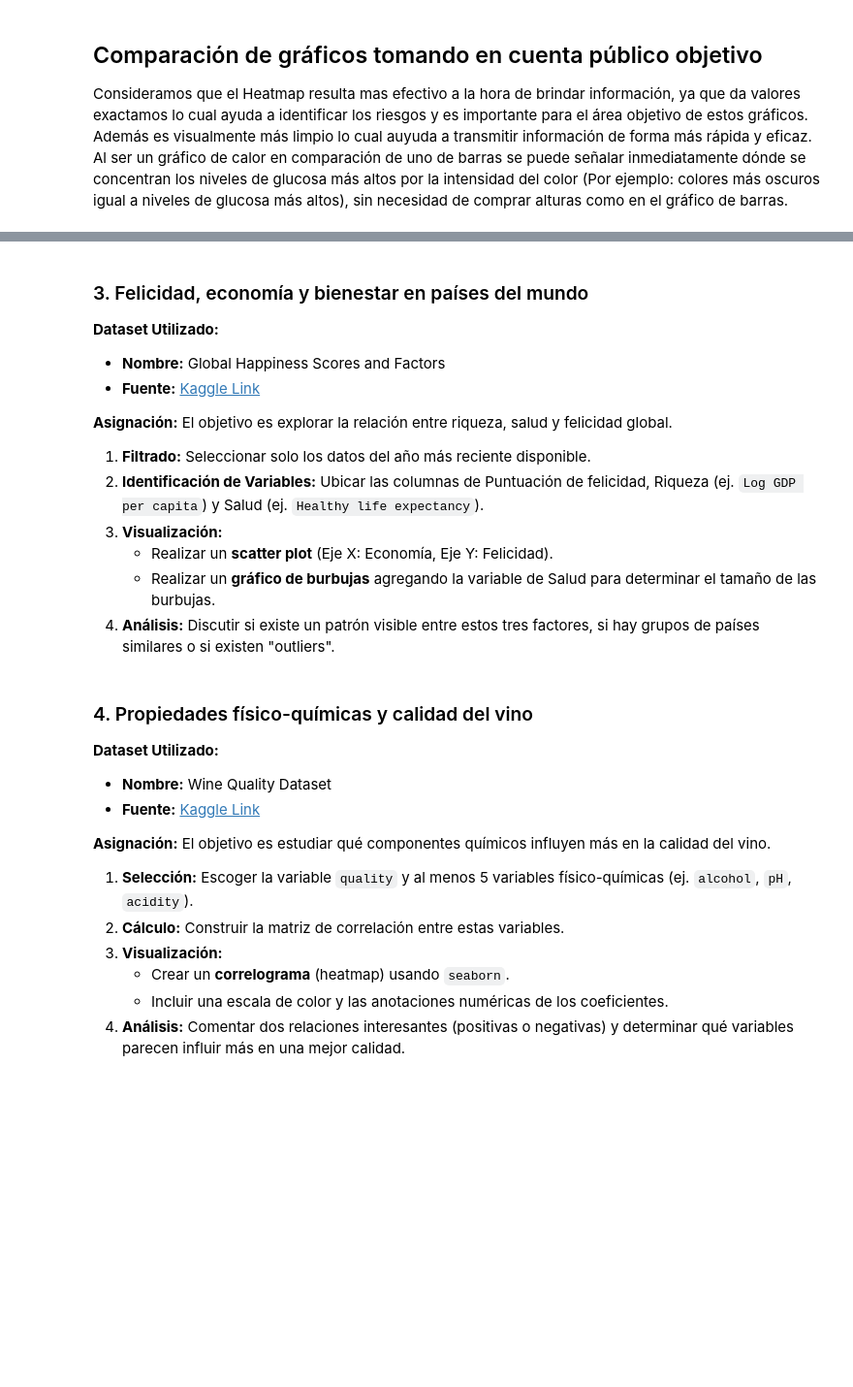
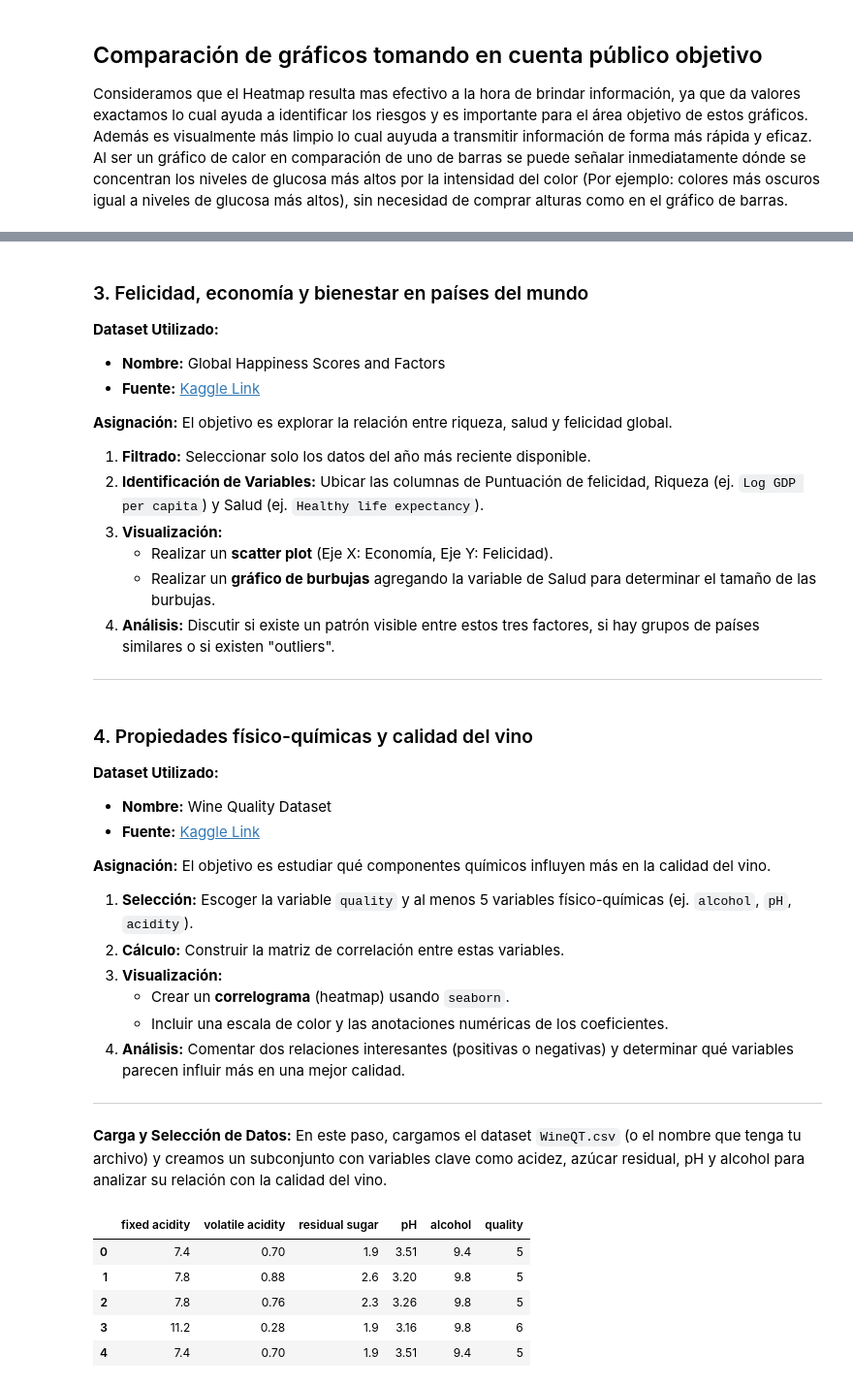
Before and after one commit to TZeik/icc321-2025-ie04, a Jupyter notebook: informe_investigacion_4.ipynb, the cells around one changed output, grey strips where cells are left out. Shown at 97% size. Cells and saved outputs as stored; diff of their text form; code cells hidden in the pictures; blank space fills up the shorter version.

```diff
--- a/informe_investigacion_4.ipynb
+++ b/informe_investigacion_4.ipynb
@@ -227,6 +233,8 @@ El objetivo es explorar la relación entre riqueza, salud y felicidad global.
     * Realizar un **scatter plot** (Eje X: Economía, Eje Y: Felicidad).
     * Realizar un **gráfico de burbujas** agregando la variable de Salud para determinar el tamaño de las burbujas.
 4.  **Análisis:** Discutir si existe un patrón visible entre estos tres factores, si hay grupos de países similares o si existen "outliers".
+
+---
 # %% [markdown]
 ### 4. Propiedades físico-químicas y calidad del vino
 
@@ -242,3 +250,35 @@ El objetivo es estudiar qué componentes químicos influyen más en la calidad d
     * Crear un **correlograma** (heatmap) usando `seaborn`.
     * Incluir una escala de color y las anotaciones numéricas de los coeficientes.
 4.  **Análisis:** Comentar dos relaciones interesantes (positivas o negativas) y determinar qué variables parecen influir más en una mejor calidad.
+
+---
+# %% [markdown]
+**Carga y Selección de Datos:**
+En este paso, cargamos el dataset `WineQT.csv` (o el nombre que tenga tu archivo) y creamos un subconjunto con variables clave como acidez, azúcar residual, pH y alcohol para analizar su relación con la calidad del vino.
+# %%
+# Cargar el dataset
+# Asegúrate de tener el archivo correcto, a veces se llama 'WineQT.csv' o 'winequality-red.csv'
+df_wine = pd.read_csv('WineQT.csv')
+
+# Selección de variables sugeridas en la tarea
+columnas_interes = [
+    'fixed acidity',
+    'volatile acidity',
+    'residual sugar',
+    'pH',
+    'alcohol',
+    'quality'
+]
+
+# Crear el subconjunto
+df_subset_wine = df_wine[columnas_interes]
+
+# Vista previa
+df_subset_wine.head()
+# %% [output]
+|  | fixed acidity | volatile acidity | residual sugar | pH | alcohol | quality |
+| 0 | 7.4 | 0.70 | 1.9 | 3.51 | 9.4 | 5 |
+| 1 | 7.8 | 0.88 | 2.6 | 3.20 | 9.8 | 5 |
+| 2 | 7.8 | 0.76 | 2.3 | 3.26 | 9.8 | 5 |
+| 3 | 11.2 | 0.28 | 1.9 | 3.16 | 9.8 | 6 |
+| 4 | 7.4 | 0.70 | 1.9 | 3.51 | 9.4 | 5 |
```
Also changed, not shown: parts of 12 cells of this notebook, 4 other files.
